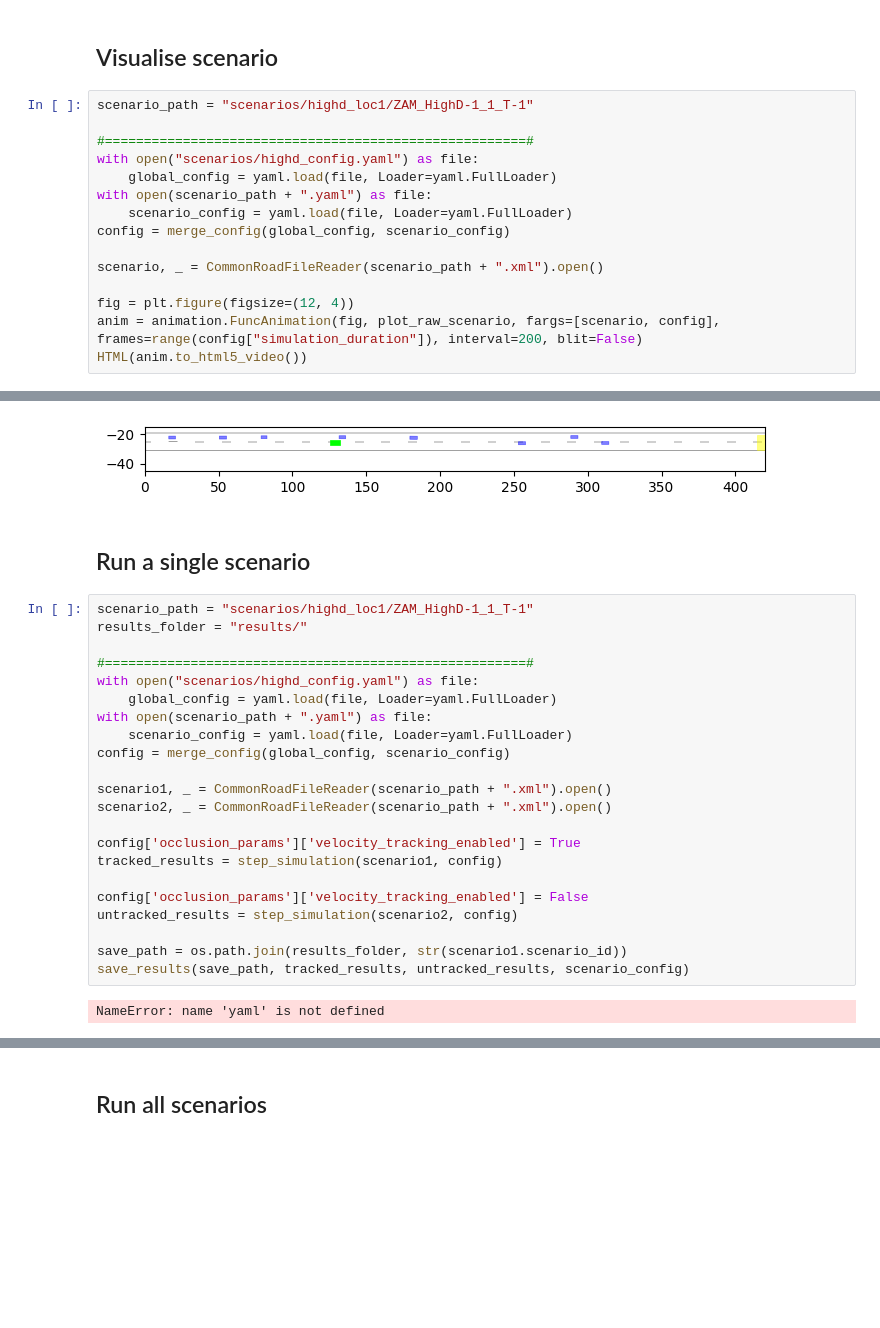
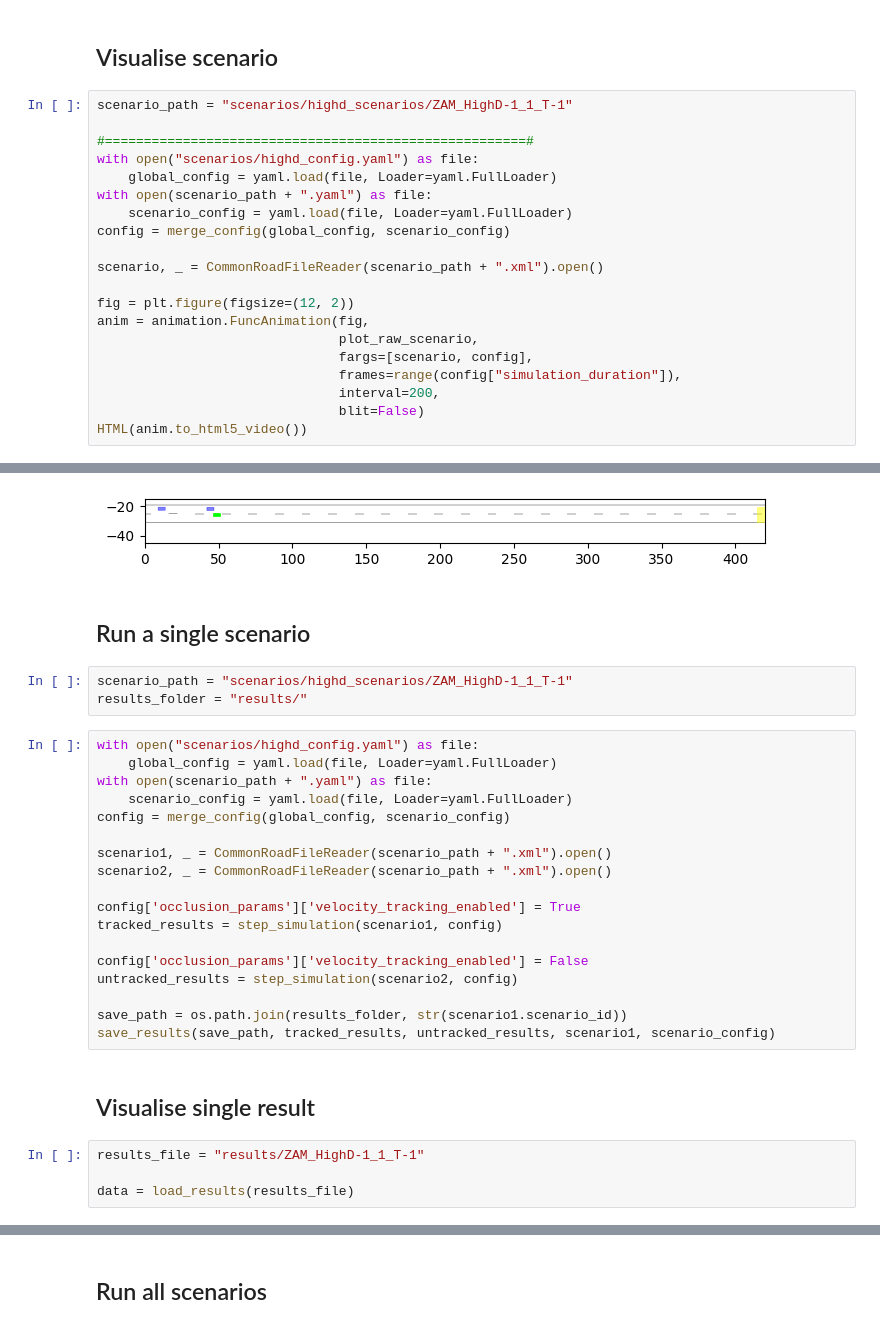
Before and after one commit to haastregt/occlusion_tracking, a Jupyter notebook: highd_scenarios.ipynb, the cells around one changed output, grey strips where cells are left out. Cells and saved outputs as stored; diff of their text form; blank space fills up the shorter version.

Commit message:
Rearranged scenarios in workspace

```diff
--- a/highd_scenarios.ipynb
+++ b/highd_scenarios.ipynb
@@ -84,30 +86,34 @@ def plot_result_scenario(time_step, ego_vehicle, scenarios, sensor_views):
 # %% [markdown]
 ## Visualise scenario
 # %%
-scenario_path = "scenarios/highd_loc1/ZAM_HighD-1_1_T-1"
+scenario_path = "scenarios/highd_scenarios/ZAM_HighD-1_1_T-1"
 
 #======================================================#
 with open("scenarios/highd_config.yaml") as file:
     global_config = yaml.load(file, Loader=yaml.FullLoader)
 with open(scenario_path + ".yaml") as file:
     scenario_config = yaml.load(file, Loader=yaml.FullLoader)
 config = merge_config(global_config, scenario_config)
 
 scenario, _ = CommonRoadFileReader(scenario_path + ".xml").open()
 
-fig = plt.figure(figsize=(12, 4))
-anim = animation.FuncAnimation(fig, plot_raw_scenario, fargs=[scenario, config], frames=range(config["simulation_duration"]), interval=200, blit=False)
+fig = plt.figure(figsize=(12, 2))
+anim = animation.FuncAnimation(fig,
+                               plot_raw_scenario,
+                               fargs=[scenario, config],
+                               frames=range(config["simulation_duration"]),
+                               interval=200,
+                               blit=False)
 HTML(anim.to_html5_video())
 # %% [output]
 [interactive output not drawn]
-[figure, old version]
+[figure, new version]
 # %% [markdown]
 ## Run a single scenario
+# %%
+scenario_path = "scenarios/highd_scenarios/ZAM_HighD-1_1_T-1"
+results_folder = "results/"
 # %%
-scenario_path = "scenarios/highd_loc1/ZAM_HighD-1_1_T-1"
-results_folder = "results/"
-
-#======================================================#
 with open("scenarios/highd_config.yaml") as file:
     global_config = yaml.load(file, Loader=yaml.FullLoader)
 with open(scenario_path + ".yaml") as file:
@@ -124,6 +130,10 @@ config['occlusion_params']['velocity_tracking_enabled'] = False
 untracked_results = step_simulation(scenario2, config)
 
 save_path = os.path.join(results_folder, str(scenario1.scenario_id))
-save_results(save_path, tracked_results, untracked_results, scenario_config)
+save_results(save_path, tracked_results, untracked_results, scenario1, scenario_config)
-# %% [output]
-NameError: name 'yaml' is not defined
+# %% [markdown]
+## Visualise single result
+# %%
+results_file = "results/ZAM_HighD-1_1_T-1"
+
+data = load_results(results_file)
```
Also changed, not shown: parts of 27 cells of this notebook, 9 other files.
